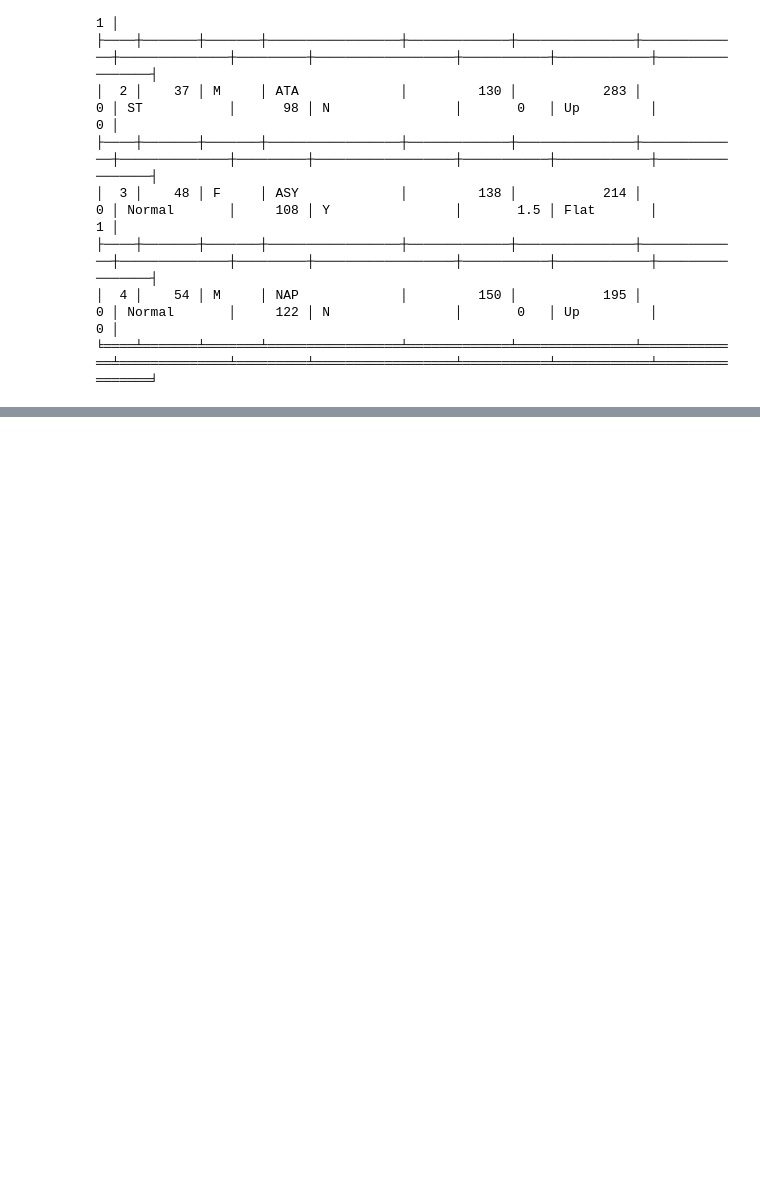
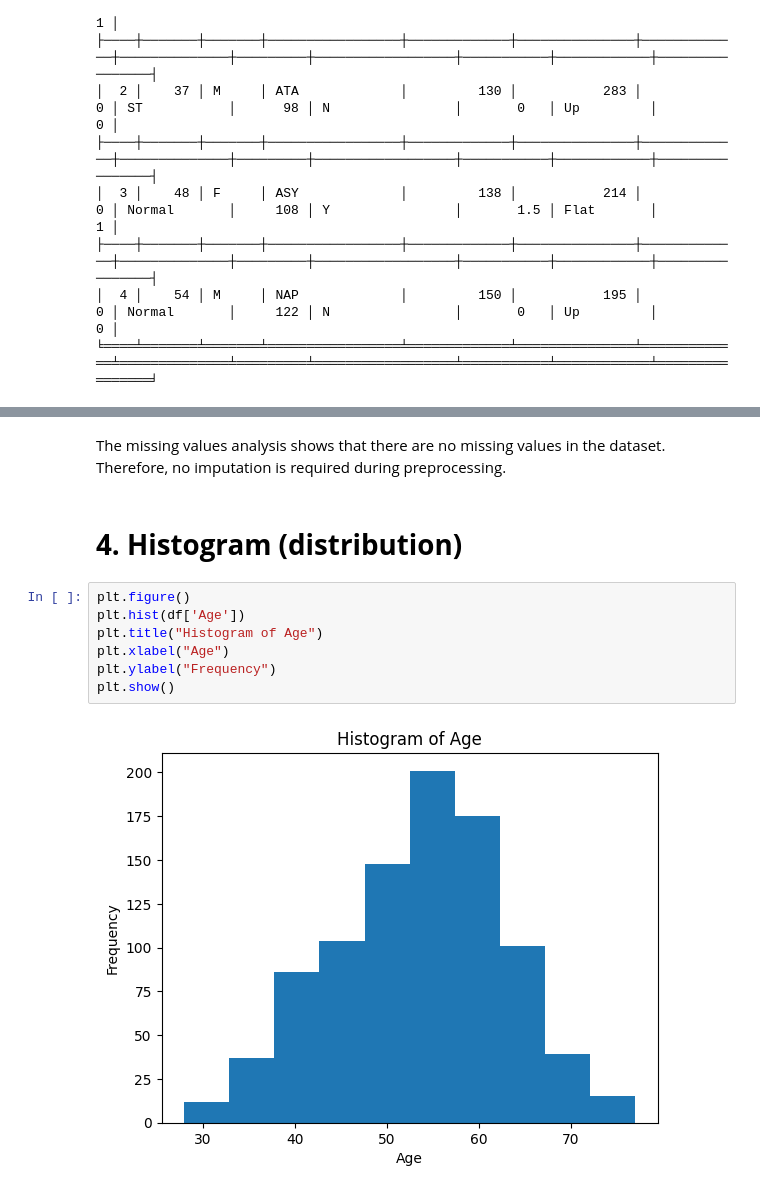
Before and after one commit to roseal3tb/IT326, a Jupyter notebook: Phase1.ipynb, the cells around one changed output, grey strips where cells are left out. Drawn from its saved outputs; the diff is of its cells as text; blank space fills up the shorter version.

```diff
--- a/Phase1.ipynb
+++ b/Phase1.ipynb
@@ -79,0 +134,13 @@ Dataset Sample (first 5 rows):
+# %% [markdown]
+The missing values analysis shows that there are no missing values in the dataset. Therefore, no imputation is required during preprocessing.
+# %% [markdown]
+# **4. Histogram (distribution)**
+# %%
+plt.figure()
+plt.hist(df['Age'])
+plt.title("Histogram of Age")
+plt.xlabel("Age")
+plt.ylabel("Frequency")
+plt.show()
+# %% [output]
+[figure, added]
```
Also changed, not shown: parts of 18 cells of this notebook.
